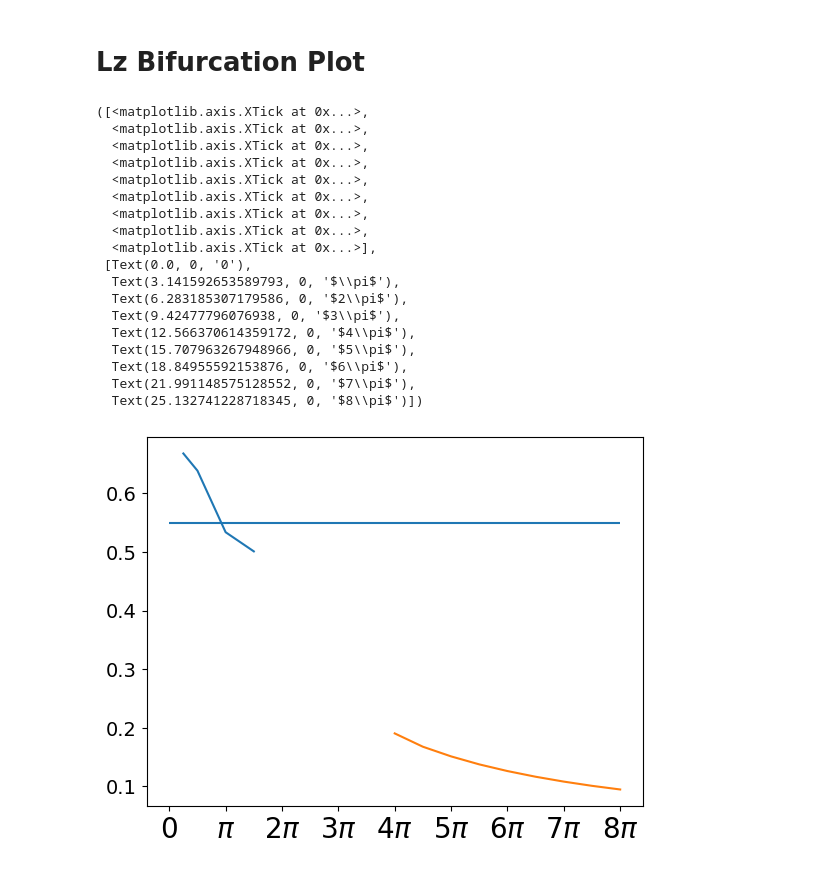
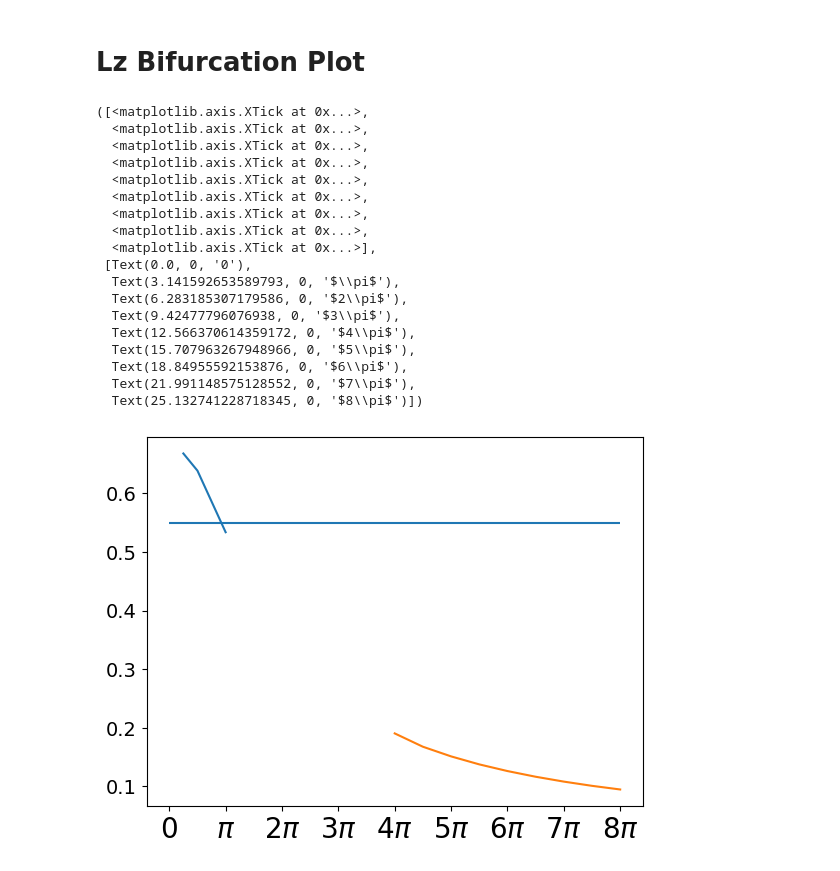
Before and after one commit to theolewy/vKolmogorov3D, a Jupyter notebook: jupyter_notebooks/arrowhead3D.ipynb, the cells around one changed output. Saved outputs shown, nothing was run; the diff lists cells and outputs as text; code cells hidden in the pictures.

```diff
--- a/jupyter_notebooks/arrowhead3D.ipynb
+++ b/jupyter_notebooks/arrowhead3D.ipynb
@@ -189,3 +267,19 @@ cbar = plt.colorbar(sm, ax=ax, shrink=0.5, aspect=10)
 # Structure of Arrowhead
 # %% [markdown]
 # Localisation
+# %%
+material_params = {'W': 20, 'beta': 0.9, 'Re': 0.5, 'L':np.infty, 'eps': 1e-3}
+system_params = {'Lx': 3*np.pi,  'Lz': 8*np.pi, 'ndim': 3, 'n':1}
+solver_params = {'Nx': 64, 'Ny': 64, 'Nz': 128}
+
+Nz, Nx = solver_params['Nz'], solver_params['Nx']
+system_params_temp = copy.deepcopy(system_params)
+system_params_temp['ndim'] = 2
+timestepper = TimeStepper3D(material_params=material_params, solver_params=solver_params, system_params=system_params_temp)
+base_flow = timestepper.base_flow_full
+
+suffix_end = f'recent-a-{np.pi/2:.4g}-b-{np.pi/4:.4g}-Lz-orig-3,14'
+
+data_fields, _ = get_h5_data(material_params, system_params, solver_params, suffix=suffix_end, subdir='windows', s=-1)
+
+x, y, z = data_fields['x'], data_fields['y'], data_fields['z']
@@ -288,8 +562,8 @@ plt.hlines(metric_list[0], 0, 8*np.pi)
 
 # m=1 mode
 metric_list = []
-Lz_list_plot = [np.pi/4, np.pi/2, np.pi, 3/2*np.pi]
-Nz_list = [16,16,32,32]
+Lz_list_plot = [np.pi/4, np.pi/2, np.pi]
+Nz_list = [16,16,32]
 for Lz, Nz in zip(Lz_list_plot, Nz_list):
     system_params['Lz'] = Lz
     solver_params['Nz'] = Nz
@@ -301,31 +575,31 @@ plt.plot(Lz_list_plot, metric_list)
 metric_list = []
 Lz_list_plot = [8*np.pi, 7.5*np.pi, 7*np.pi, 6.5*np.pi, 6*np.pi, 5.5*np.pi, 5*np.pi, 4.5*np.pi, 4*np.pi]
 Nz_list = [128,120,112,104,96,88,80,72,64]
 for Lz, Nz in zip(Lz_list_plot, Nz_list):
     system_params['Lz'] = Lz
     solver_params['Nz'] = Nz
     t_all, metric_all = get_metric_from_params(material_params, system_params, solver_params, suffix='recent-localised', subdir='arrowhead_3D', metric='trace', deviation=True)
     metric_list.append(metric_all[-1])
 plt.plot(Lz_list_plot, metric_list)
 
 plt.xticks([0, np.pi, 2*np.pi, 3*np.pi, 4*np.pi, 5*np.pi, 6*np.pi, 7*np.pi, 8*np.pi], ['0', r'$\pi$', r'$2\pi$', r'$3\pi$', r'$4\pi$', r'$5\pi$', r'$6\pi$',  r'$7\pi$', r'$8\pi$'], fontsize=20)
 # %% [output]
 ([<matplotlib.axis.XTick at 0x...>,
   <matplotlib.axis.XTick at 0x...>,
   <matplotlib.axis.XTick at 0x...>,
   <matplotlib.axis.XTick at 0x...>,
   <matplotlib.axis.XTick at 0x...>,
   <matplotlib.axis.XTick at 0x...>,
   <matplotlib.axis.XTick at 0x...>,
   <matplotlib.axis.XTick at 0x...>,
   <matplotlib.axis.XTick at 0x...>],
  [Text(0.0, 0, '0'),
   Text(3.141592653589793, 0, '$\\pi$'),
   Text(6.283185307179586, 0, '$2\\pi$'),
   Text(9.42477796076938, 0, '$3\\pi$'),
   Text(12.566370614359172, 0, '$4\\pi$'),
   Text(15.707963267948966, 0, '$5\\pi$'),
   Text(18.84955592153876, 0, '$6\\pi$'),
   Text(21.991148575128552, 0, '$7\\pi$'),
   Text(25.132741228718345, 0, '$8\\pi$')])
-[figure, old version]
+[figure, new version]
```
Also changed, not shown: parts of 14 cells of this notebook.
